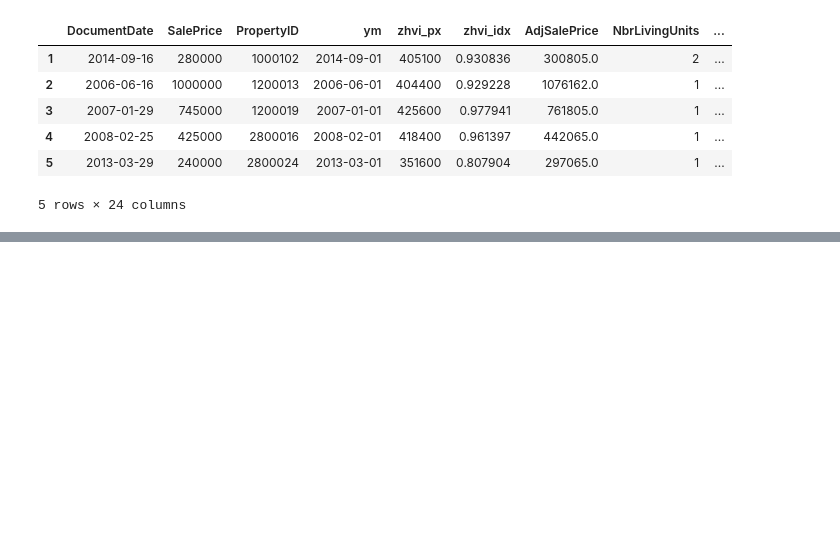
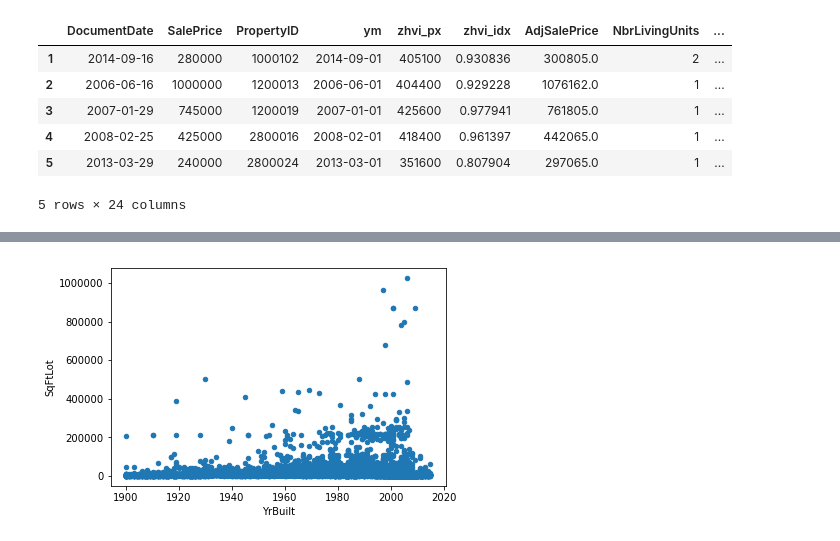
Before and after one commit to ronsims2/data_science_tutorials, a Jupyter notebook: notebooks/Multiple Linear Regression.ipynb, the cells around one changed output, grey strips where cells are left out. Saved outputs shown, nothing was run; the diff lists cells and outputs as text; code cells hidden in the pictures; blank space fills up the shorter version.

```diff
--- a/notebooks/Multiple Linear Regression.ipynb
+++ b/notebooks/Multiple Linear Regression.ipynb
@@ -73,0 +104,4 @@ housing_df_2.head()
+# %%
+housing_df_2.plot.scatter('YrBuilt', 'SqFtLot');
+# %% [output]
+[figure, added]
```
Also changed, not shown: parts of 10 cells of this notebook, 2 other files.
